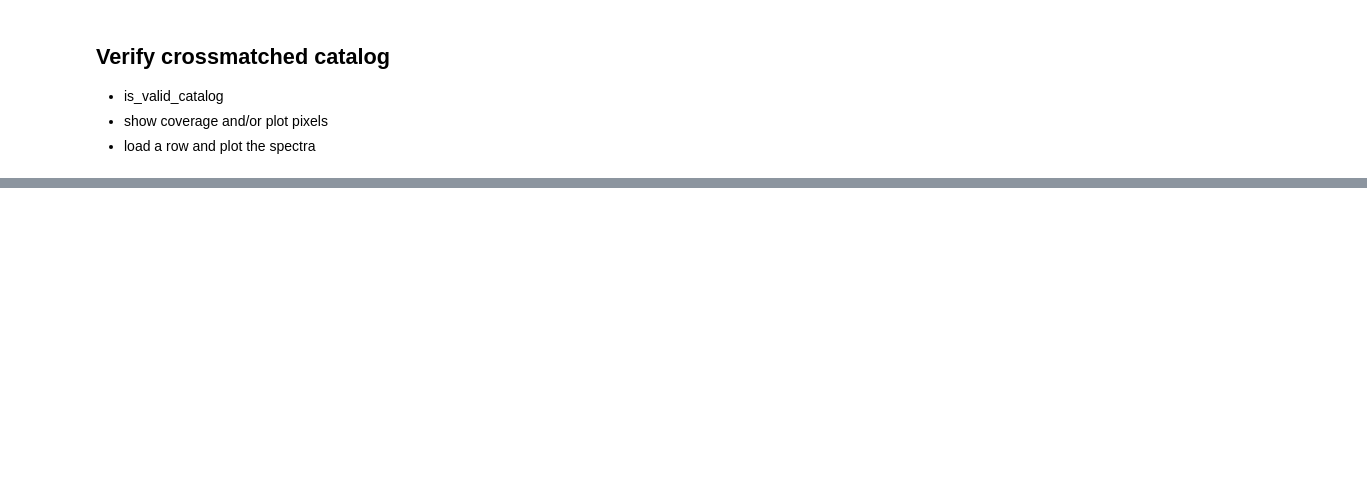
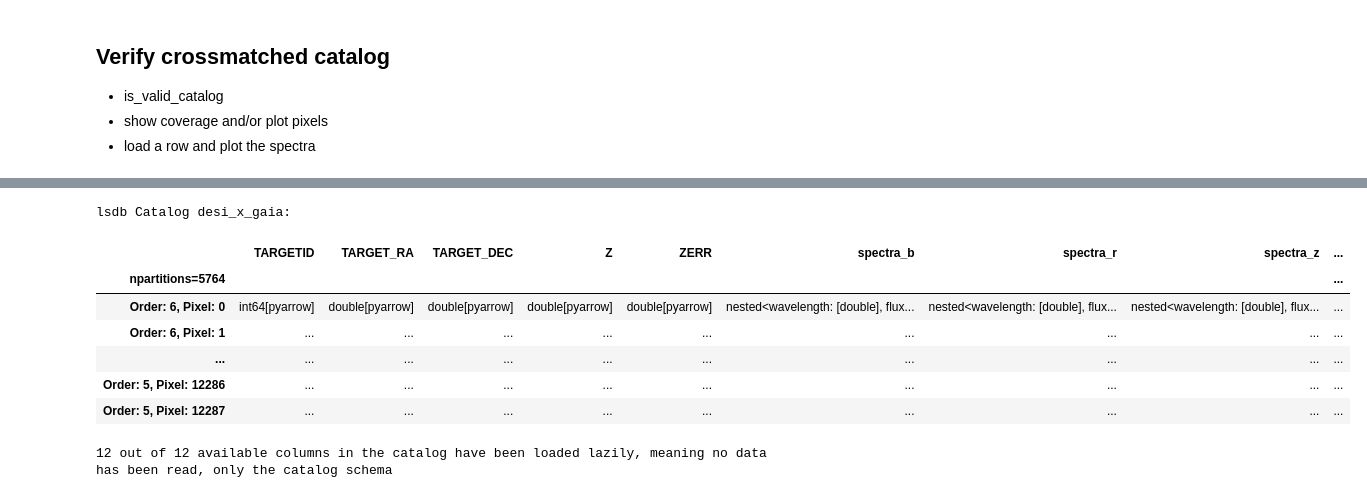
Before and after one commit to olivialynn/DESI-Crossmatch-Project, a Jupyter notebook: 02 - DESI x Gaia/2.0 - DESI x Gaia.ipynb, the cells around one changed output, grey strips where cells are left out. Saved outputs shown, nothing was run; the diff lists cells and outputs as text; code cells hidden in the pictures; blank space fills up the shorter version.

```diff
--- a/02 - DESI x Gaia/2.0 - DESI x Gaia.ipynb
+++ b/02 - DESI x Gaia/2.0 - DESI x Gaia.ipynb
@@ -22,0 +129,15 @@ In this notebook, we will:
+# %%
+# Open catalog
+
+desi_x_gaia_cat = lsdb.open_catalog(output_catalog)
+desi_x_gaia_cat
+# %% [output]
+lsdb Catalog desi_x_gaia:
+|  | TARGETID | TARGET_RA | TARGET_DEC | Z | ZERR | spectra_b | spectra_r | spectra_z | ... |
+| npartitions=5764 |  |  |  |  |  |  |  |  | ... |
+| Order: 6, Pixel: 0 | int64[pyarrow] | double[pyarrow] | double[pyarrow] | double[pyarrow] | double[pyarrow] | nested<wavelength: [double], flux... | nested<wavelength: [double], flux... | nested<wavelength: [double], flux... | ... |
+| Order: 6, Pixel: 1 | ... | ... | ... | ... | ... | ... | ... | ... | ... |
+| ... | ... | ... | ... | ... | ... | ... | ... | ... | ... |
+| Order: 5, Pixel: 12286 | ... | ... | ... | ... | ... | ... | ... | ... | ... |
+| Order: 5, Pixel: 12287 | ... | ... | ... | ... | ... | ... | ... | ... | ... |
+12 out of 12 available columns in the catalog have been loaded lazily, meaning no data has been read, only the catalog schema
```
Also changed, not shown: parts of 35 cells of this notebook, 1 other file.
